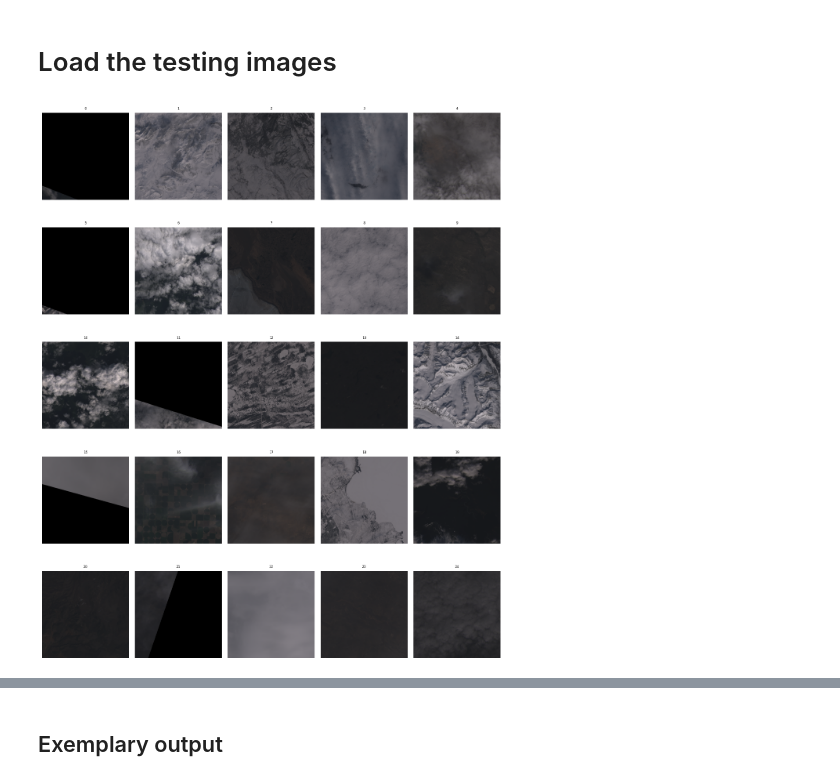
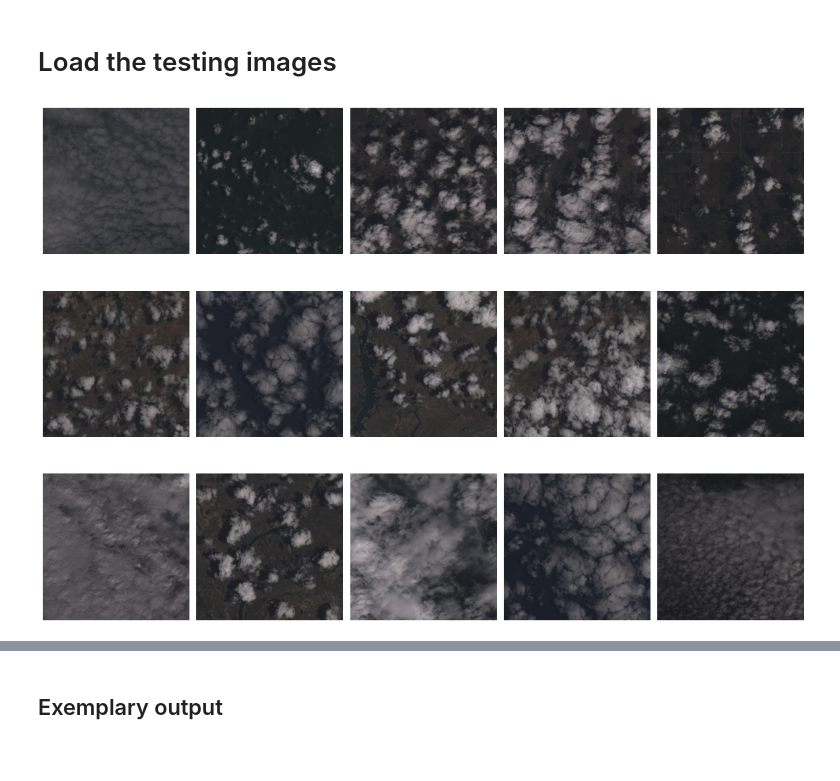
Before and after one commit to langekevin/mlspace_robustness, a Jupyter notebook: fault_injection.ipynb, the cells around one changed output, grey strips where cells are left out. Drawn from its saved outputs; the diff is of its cells as text; code cells hidden in the pictures; blank space fills up the shorter version.

```diff
--- a/fault_injection.ipynb
+++ b/fault_injection.ipynb
@@ -33,37 +38,22 @@ MODEL_WEIGHTS = [
 # %% [markdown]
 # Load the testing images
-# %%
-path = '/home/kevin/Downloads/CloudNetDataset'
-file_list = 'training_patches_cleaned.csv'
-
-
-with open(os.path.join(path, file_list), 'r') as f:
-    content = [x.strip() for x in f.readlines()[1:]]
-
-random.shuffle(content)
-content = content[:1000]
-
-files = []
-
-for file in tqdm(content, desc="Loading Images", unit="file"):
-    image = imread(os.path.join(path, f'Combined/Image/{file}.tif'))
-    mask = imread(os.path.join(path, f"Combined/Mask/{file}.tif"))
-
-    image = (image / 255).astype(np.float32)
-    mask = (mask / 255).astype(np.float32)
-
-    files.append([image, mask])
+# %%
+with open('image_names.csv', 'r') as f:
+    image_names = [x.strip() for x in f.readlines()[1:]]
+# %%
+files = []
+for image_name in image_names:
+    img = imread(f'images/{image_name}') / 255
+    msk = imread(f'masks/{image_name}') / 255
+    files.append([img.astype(np.float32), msk.astype(np.float32)])
 # %%
-fig, axs = plt.subplots(5, 5, figsize=(12, 15))
+fig, ax = plt.subplots(3, 5, figsize=(16, 12))
+ax = ax.flatten()
 
-axs = axs.flatten()
-
-for i, image in enumerate(files[:25]):
-    axs[i].imshow(image[0][:, :, :3])
-    axs[i].set_title(i, fontsize=6)
-    axs[i].axis('off')
-
+for i, file in enumerate(files):
+    ax[i].imshow(file[0][:, :, :3])
+    ax[i].axis('off')
 plt.tight_layout()
 plt.show()
 # %% [output]
-[figure, old version]
+[figure, new version]
```
Also changed, not shown: parts of 42 cells of this notebook.
